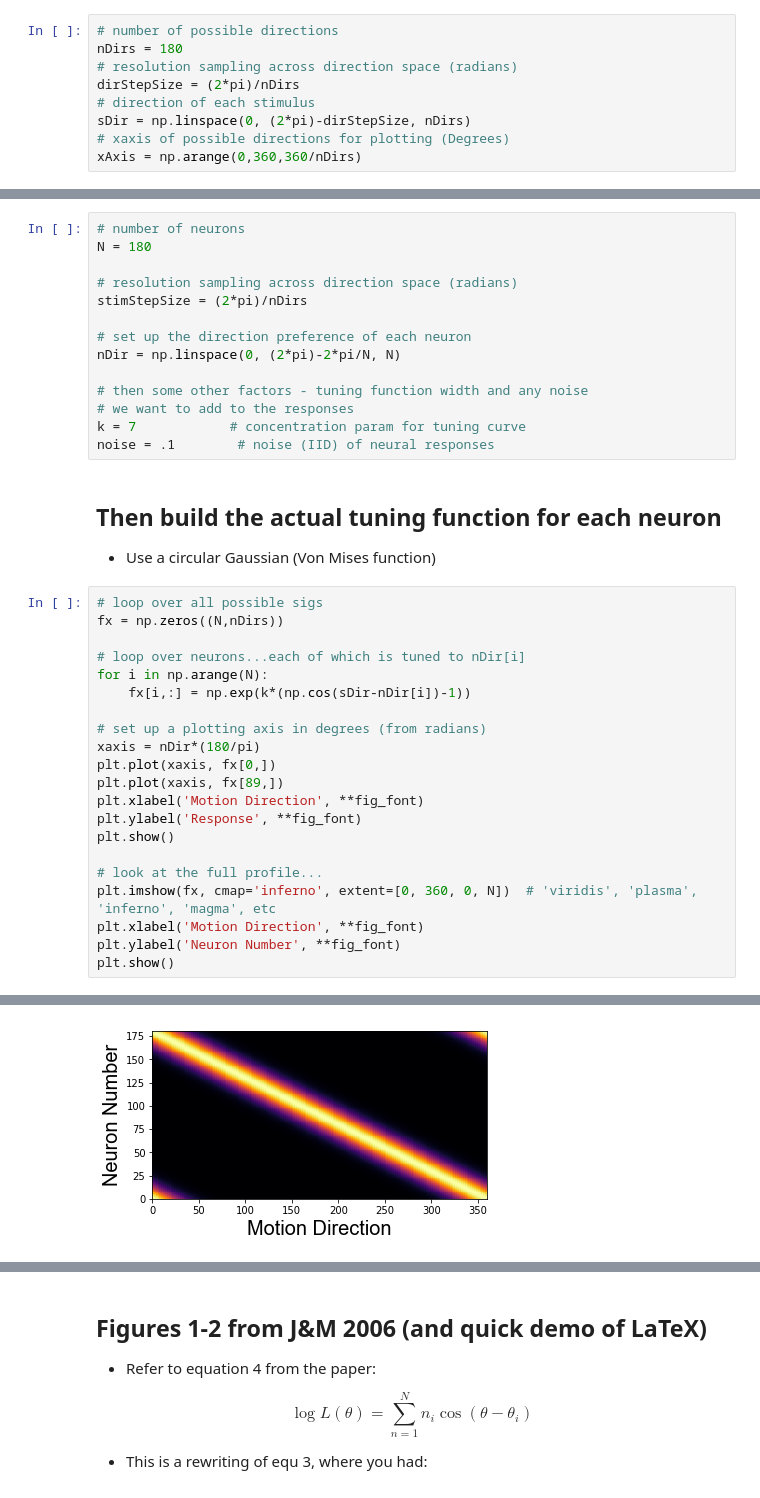
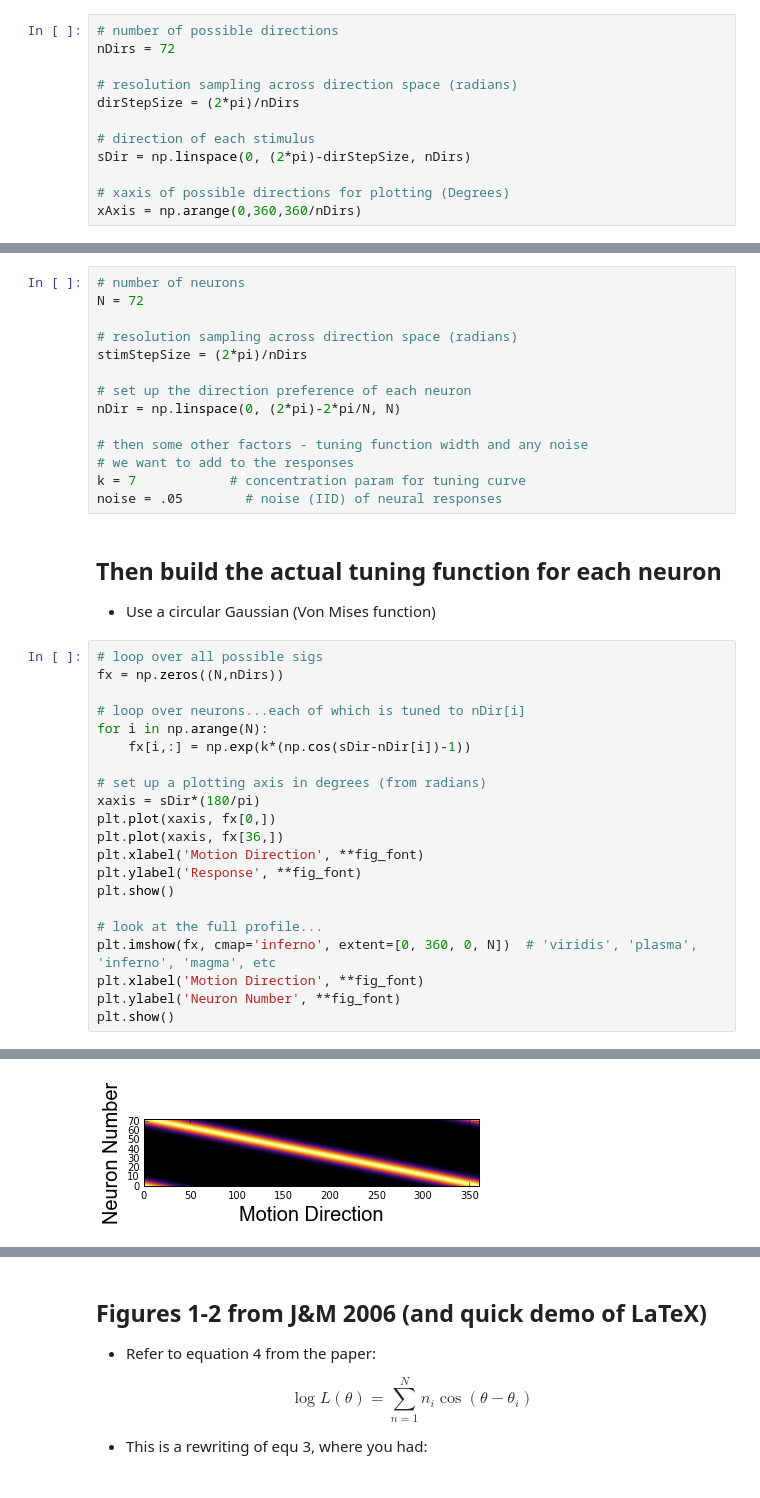
Before and after one commit to TimCSheehan/dev, a Jupyter notebook: Tutorial_080_SensoryInferenceModel.ipynb, the cells around one changed output, grey strips where cells are left out. Drawn from its saved outputs; the diff is of its cells as text.

```diff
--- a/Tutorial_080_SensoryInferenceModel.ipynb
+++ b/Tutorial_080_SensoryInferenceModel.ipynb
@@ -35,11 +35,14 @@ s1 = pi
 ## Then set up some params that define the stimulus space (i.e. not the stim that we're presenting per se, but the space of all possible stimuli that we might evaluate)
 # %%
 # number of possible directions
-nDirs = 180
+nDirs = 72
+
 # resolution sampling across direction space (radians)
 dirStepSize = (2*pi)/nDirs
+
 # direction of each stimulus
 sDir = np.linspace(0, (2*pi)-dirStepSize, nDirs)
+
 # xaxis of possible directions for plotting (Degrees)
 xAxis = np.arange(0,360,360/nDirs)
 # %% [markdown]
@@ -50,7 +53,7 @@ xAxis = np.arange(0,360,360/nDirs)
 * Want noise?
 # %%
 # number of neurons
-N = 180
+N = 72
 
 # resolution sampling across direction space (radians)
 stimStepSize = (2*pi)/nDirs
@@ -61,7 +64,7 @@ nDir = np.linspace(0, (2*pi)-2*pi/N, N)
 # then some other factors - tuning function width and any noise
 # we want to add to the responses
 k = 7            # concentration param for tuning curve
-noise = .1        # noise (IID) of neural responses
+noise = .05        # noise (IID) of neural responses
 # %% [markdown]
 ## Then build the actual tuning function for each neuron
 * Use a circular Gaussian (Von Mises function)
@@ -74,9 +77,9 @@ for i in np.arange(N):
     fx[i,:] = np.exp(k*(np.cos(sDir-nDir[i])-1))
 
 # set up a plotting axis in degrees (from radians)
-xaxis = nDir*(180/pi)
+xaxis = sDir*(180/pi)
 plt.plot(xaxis, fx[0,])
-plt.plot(xaxis, fx[89,])
+plt.plot(xaxis, fx[36,])
 plt.xlabel('Motion Direction', **fig_font)
 plt.ylabel('Response', **fig_font)
 plt.show()
@@ -91 +94 @@ plt.show()
-[figure, old version]
+[figure, new version]
```
Also changed, not shown: parts of 26 cells of this notebook.
